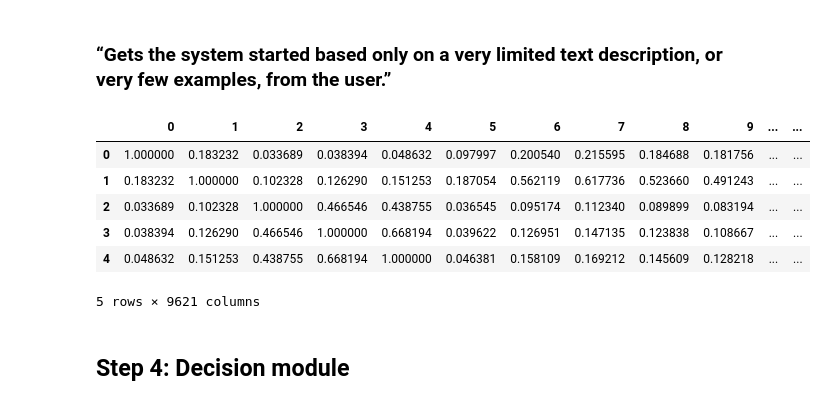
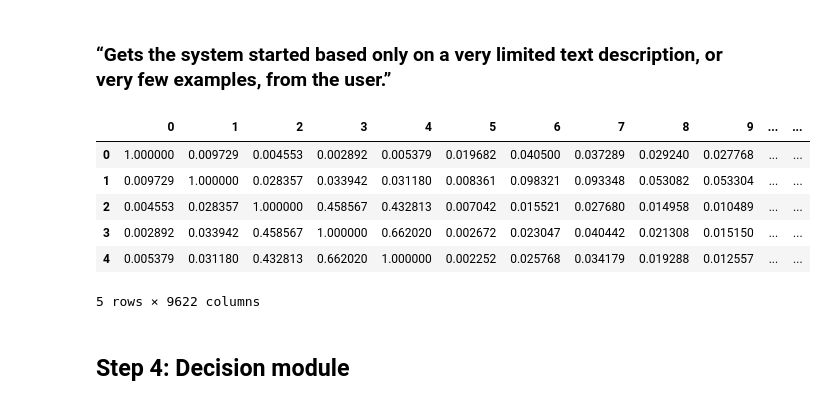
Before and after one commit to awang288/CourseProject, a Jupyter notebook: content_recommender.ipynb, the cells around one changed output. Cells and saved outputs as stored; diff of their text form; code cells hidden in the pictures.

```diff
--- a/content_recommender.ipynb
+++ b/content_recommender.ipynb
@@ -118,30 +118,29 @@ len(temp)
 ## Step 3: Initialize module
 # %% [markdown]
 ### “Gets the system started based only on a very limited text description, or very few examples, from the user.”
-# %%
-# initialize vectorizer from sklearn
-tf_idf = TfidfVectorizer()
-
-# generate vectors for text data
-vectors = tf_idf.fit_transform(temp['text_data'])
-
-# calculate cosine similarities (matrix)
-cosine_sim_matrix = linear_kernel(vectors, vectors)
-
-# keep track of books using indices + book_id
-indices = temp['book_id']
-df_cosine_matrix = pd.DataFrame(linear_kernel(vectors, vectors))
-df_cosine_matrix['book_id'] = [str(indices[int(column)]) for column in df_cosine_matrix.columns]
-
-df_cosine_matrix.head()
-# %% [output]
-|  | 0 | 1 | 2 | 3 | 4 | 5 | 6 | 7 | 8 | 9 | ... | ... |
-| 0 | 1.000000 | 0.183232 | 0.033689 | 0.038394 | 0.048632 | 0.097997 | 0.200540 | 0.215595 | 0.184688 | 0.181756 | ... | ... |
-| 1 | 0.183232 | 1.000000 | 0.102328 | 0.126290 | 0.151253 | 0.187054 | 0.562119 | 0.617736 | 0.523660 | 0.491243 | ... | ... |
-| 2 | 0.033689 | 0.102328 | 1.000000 | 0.466546 | 0.438755 | 0.036545 | 0.095174 | 0.112340 | 0.089899 | 0.083194 | ... | ... |
-| 3 | 0.038394 | 0.126290 | 0.466546 | 1.000000 | 0.668194 | 0.039622 | 0.126951 | 0.147135 | 0.123838 | 0.108667 | ... | ... |
-| 4 | 0.048632 | 0.151253 | 0.438755 | 0.668194 | 1.000000 | 0.046381 | 0.158109 | 0.169212 | 0.145609 | 0.128218 | ... | ... |
-5 rows × 9621 columns
+# %%
+# initialize vectorizer from sklearn and remove stopwords
+tf_idf = TfidfVectorizer(stop_words='english')
+
+# generate vectors for text data
+vectors = tf_idf.fit_transform(temp['text_data'])
+
+# calculate cosine similarities (matrix)
+cosine_sim_matrix = linear_kernel(vectors, vectors)
+
+# keep track of books usin
+df_cosine_matrix = pd.DataFrame(linear_kernel(vectors, vectors))
+df_cosine_matrix['book_id'] = temp['book_id']
+df_cosine_matrix['title'] = temp['title']
+df_cosine_matrix.head()
+# %% [output]
+|  | 0 | 1 | 2 | 3 | 4 | 5 | 6 | 7 | 8 | 9 | ... | ... |
+| 0 | 1.000000 | 0.009729 | 0.004553 | 0.002892 | 0.005379 | 0.019682 | 0.040500 | 0.037289 | 0.029240 | 0.027768 | ... | ... |
+| 1 | 0.009729 | 1.000000 | 0.028357 | 0.033942 | 0.031180 | 0.008361 | 0.098321 | 0.093348 | 0.053082 | 0.053304 | ... | ... |
+| 2 | 0.004553 | 0.028357 | 1.000000 | 0.458567 | 0.432813 | 0.007042 | 0.015521 | 0.027680 | 0.014958 | 0.010489 | ... | ... |
+| 3 | 0.002892 | 0.033942 | 0.458567 | 1.000000 | 0.662020 | 0.002672 | 0.023047 | 0.040442 | 0.021308 | 0.015150 | ... | ... |
+| 4 | 0.005379 | 0.031180 | 0.432813 | 0.662020 | 1.000000 | 0.002252 | 0.025768 | 0.034179 | 0.019288 | 0.012557 | ... | ... |
+5 rows × 9622 columns
 # %% [markdown]
 ## Step 4: Decision module
 # %% [markdown]
```
Also changed, not shown: parts of 10 cells of this notebook.
